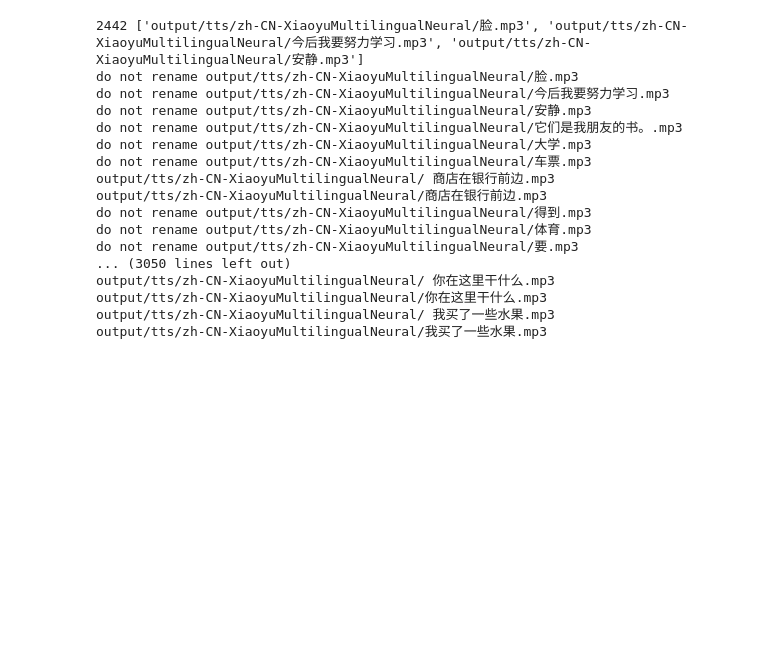
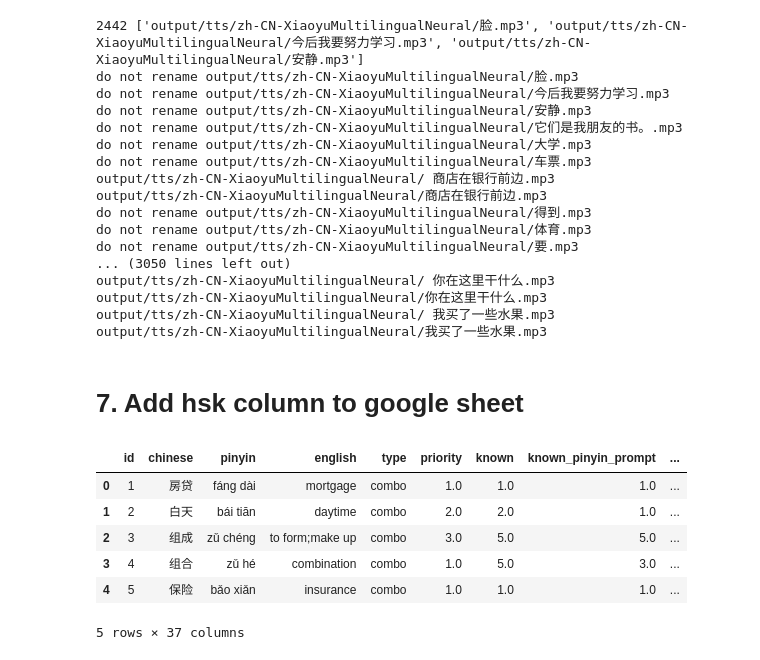
Before and after one commit to srcole/my_mandarin_database, a Jupyter notebook: sandbox.ipynb, the cells around one changed output. Drawn from its saved outputs; the diff is of its cells as text; code cells hidden in the pictures; blank space fills up the shorter version.

```diff
--- a/sandbox.ipynb
+++ b/sandbox.ipynb
@@ -317,3 +244,18 @@ output/tts/zh-CN-XiaoyuMultilingualNeural/ 你在这里干什么.mp3
 output/tts/zh-CN-XiaoyuMultilingualNeural/你在这里干什么.mp3
 output/tts/zh-CN-XiaoyuMultilingualNeural/ 我买了一些水果.mp3
 output/tts/zh-CN-XiaoyuMultilingualNeural/我买了一些水果.mp3
+# %% [markdown]
+# 7. Add hsk column to google sheet
+# %%
+sheet_url = 'https://docs.google.com/spreadsheets/d/1pw9EAIvtiWenPDBFBIf7pwTh0FvIbIR0c3mY5gJwlDk/edit#gid=0'
+sheet_url = sheet_url.replace('/edit#gid=', '/export?format=csv&gid=')
+df = pd.read_csv(sheet_url).sort_values('id')
+df.head()
+# %% [output]
+|  | id | chinese | pinyin | english | type | priority | known | known_pinyin_prompt | ... |
+| 0 | 1 | 房贷 | fáng dài | mortgage | combo | 1.0 | 1.0 | 1.0 | ... |
+| 1 | 2 | 白天 | bái tiān | daytime | combo | 2.0 | 2.0 | 1.0 | ... |
+| 2 | 3 | 组成 | zǔ chéng | to form;make up | combo | 3.0 | 5.0 | 5.0 | ... |
+| 3 | 4 | 组合 | zǔ hé | combination | combo | 1.0 | 5.0 | 3.0 | ... |
+| 4 | 5 | 保险 | bǎo xiǎn | insurance | combo | 1.0 | 1.0 | 1.0 | ... |
+5 rows × 37 columns
```
Also changed, not shown: parts of 20 cells of this notebook, 3 other files.
